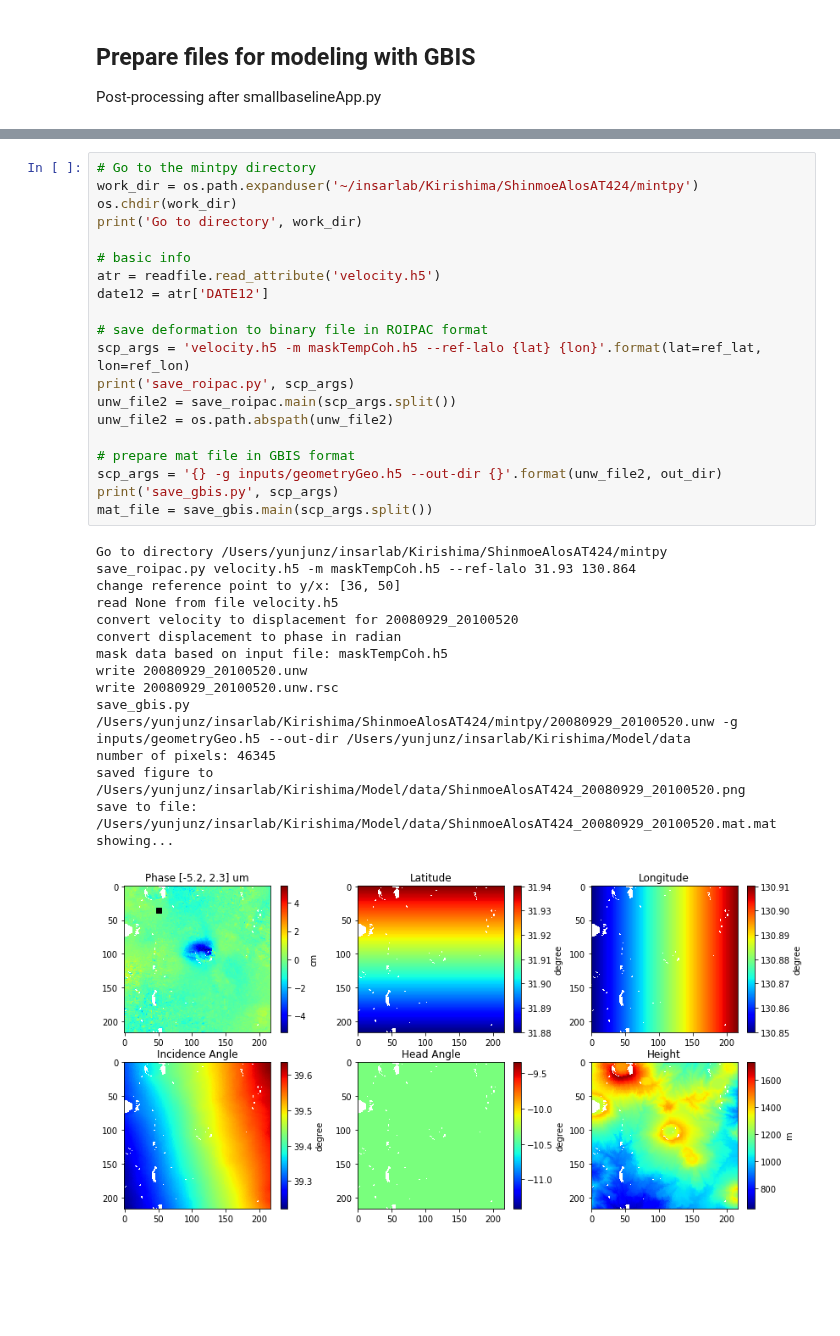
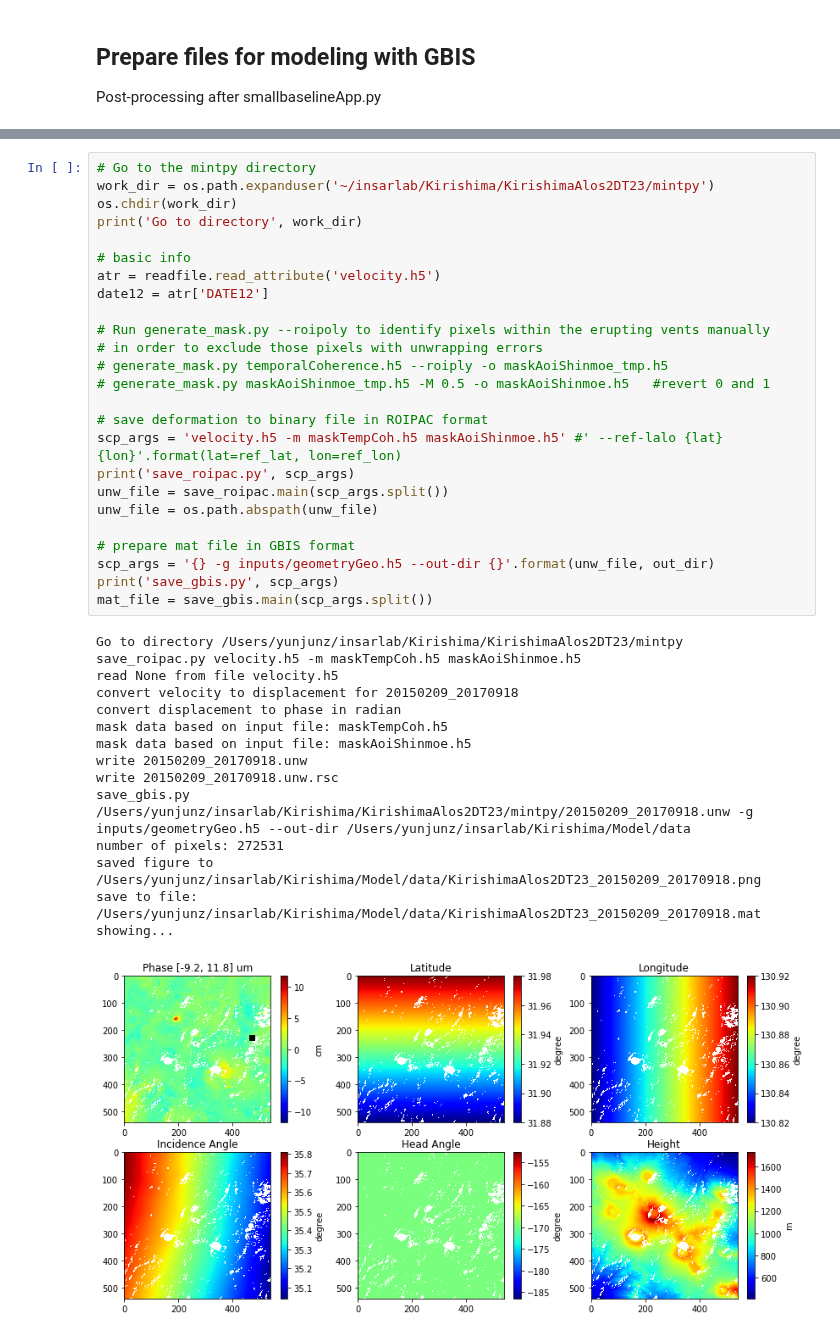
Before and after one commit to geodesymiami/2021-Kirishima, a Jupyter notebook: prep_GBIS.ipynb, the cells around one changed output, grey strips where cells are left out. Drawn from its saved outputs; the diff is of its cells as text; blank space fills up the shorter version.

```diff
--- a/prep_GBIS.ipynb
+++ b/prep_GBIS.ipynb
@@ -57,36 +104,41 @@ showing...
 # %%
 # Go to the mintpy directory
-work_dir = os.path.expanduser('~/insarlab/Kirishima/ShinmoeAlosAT424/mintpy')
+work_dir = os.path.expanduser('~/insarlab/Kirishima/KirishimaAlos2DT23/mintpy')
 os.chdir(work_dir)
 print('Go to directory', work_dir)
 
 # basic info
 atr = readfile.read_attribute('velocity.h5')
 date12 = atr['DATE12']
 
+# Run generate_mask.py --roipoly to identify pixels within the erupting vents manually
+# in order to exclude those pixels with unwrapping errors
+# generate_mask.py temporalCoherence.h5 --roiply -o maskAoiShinmoe_tmp.h5
+# generate_mask.py maskAoiShinmoe_tmp.h5 -M 0.5 -o maskAoiShinmoe.h5   #revert 0 and 1
+
 # save deformation to binary file in ROIPAC format
-scp_args = 'velocity.h5 -m maskTempCoh.h5 --ref-lalo {lat} {lon}'.format(lat=ref_lat, lon=ref_lon)
+scp_args = 'velocity.h5 -m maskTempCoh.h5 maskAoiShinmoe.h5' #' --ref-lalo {lat} {lon}'.format(lat=ref_lat, lon=ref_lon)
 print('save_roipac.py', scp_args)
-unw_file2 = save_roipac.main(scp_args.split())
-unw_file2 = os.path.abspath(unw_file2)
+unw_file = save_roipac.main(scp_args.split())
+unw_file = os.path.abspath(unw_file)
 
 # prepare mat file in GBIS format
-scp_args = '{} -g inputs/geometryGeo.h5 --out-dir {}'.format(unw_file2, out_dir)
+scp_args = '{} -g inputs/geometryGeo.h5 --out-dir {}'.format(unw_file, out_dir)
 print('save_gbis.py', scp_args)
 mat_file = save_gbis.main(scp_args.split())
 # %% [output]
-Go to directory /Users/yunjunz/insarlab/Kirishima/ShinmoeAlosAT424/mintpy
-save_roipac.py velocity.h5 -m maskTempCoh.h5 --ref-lalo 31.93 130.864
-change reference point to y/x: [36, 50]
+Go to directory /Users/yunjunz/insarlab/Kirishima/KirishimaAlos2DT23/mintpy
+save_roipac.py velocity.h5 -m maskTempCoh.h5 maskAoiShinmoe.h5
 read None from file velocity.h5
-convert velocity to displacement for 20080929_20100520
+convert velocity to displacement for 20150209_20170918
 convert displacement to phase in radian
 mask data based on input file: maskTempCoh.h5
-write 20080929_20100520.unw
-write 20080929_20100520.unw.rsc
-save_gbis.py /Users/yunjunz/insarlab/Kirishima/ShinmoeAlosAT424/mintpy/20080929_20100520.unw -g inputs/geometryGeo.h5 --out-dir /Users/yunjunz/insarlab/Kirishima/Model/data
-number of pixels: 46345
-saved figure to /Users/yunjunz/insarlab/Kirishima/Model/data/ShinmoeAlosAT424_20080929_20100520.png
-save to file: /Users/yunjunz/insarlab/Kirishima/Model/data/ShinmoeAlosAT424_20080929_20100520.mat.mat
+mask data based on input file: maskAoiShinmoe.h5
+write 20150209_20170918.unw
+write 20150209_20170918.unw.rsc
+save_gbis.py /Users/yunjunz/insarlab/Kirishima/KirishimaAlos2DT23/mintpy/20150209_20170918.unw -g inputs/geometryGeo.h5 --out-dir /Users/yunjunz/insarlab/Kirishima/Model/data
+number of pixels: 272531
+saved figure to /Users/yunjunz/insarlab/Kirishima/Model/data/KirishimaAlos2DT23_20150209_20170918.png
+save to file: /Users/yunjunz/insarlab/Kirishima/Model/data/KirishimaAlos2DT23_20150209_20170918.mat
 showing...
-[figure, old version]
+[figure, new version]
```
Also changed, not shown: parts of 8 cells of this notebook.
